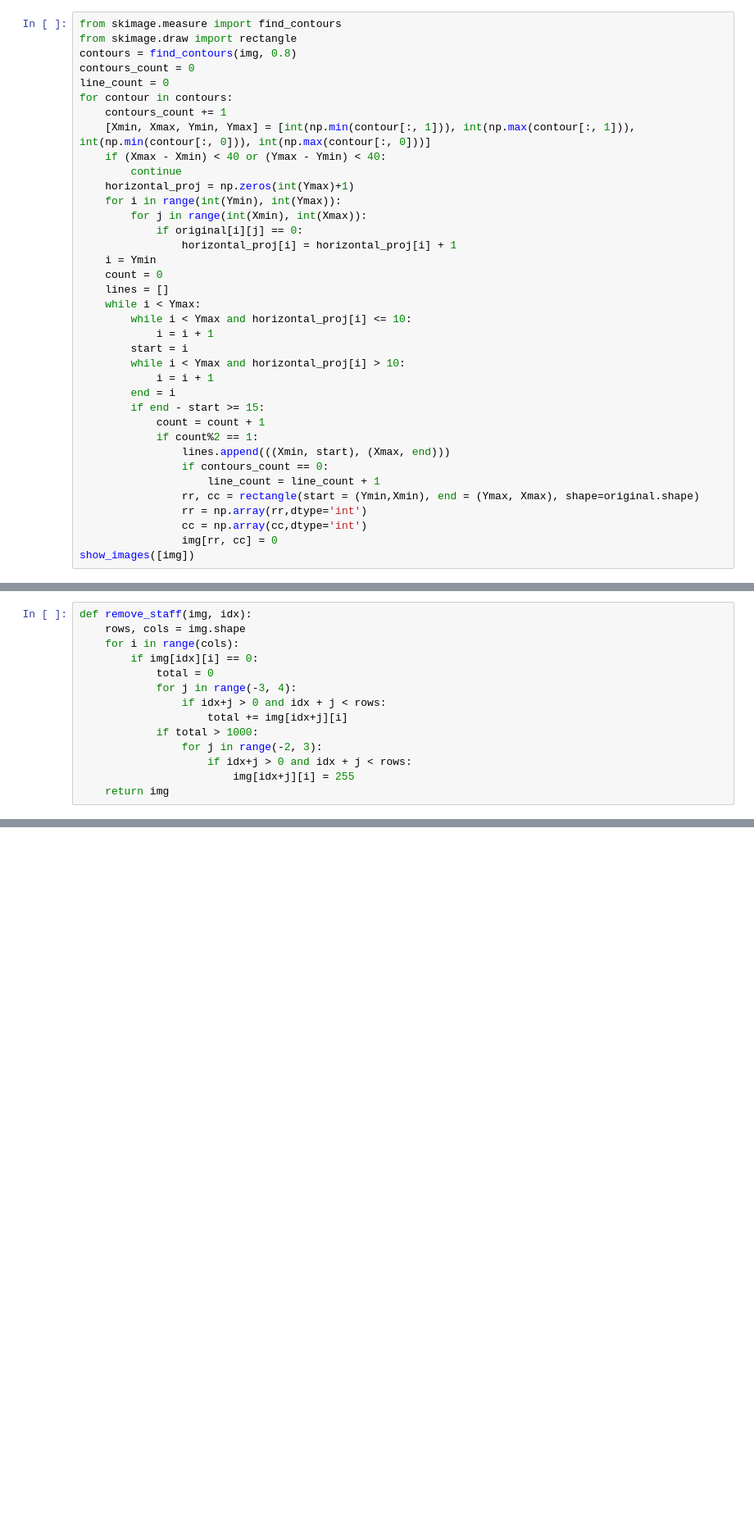
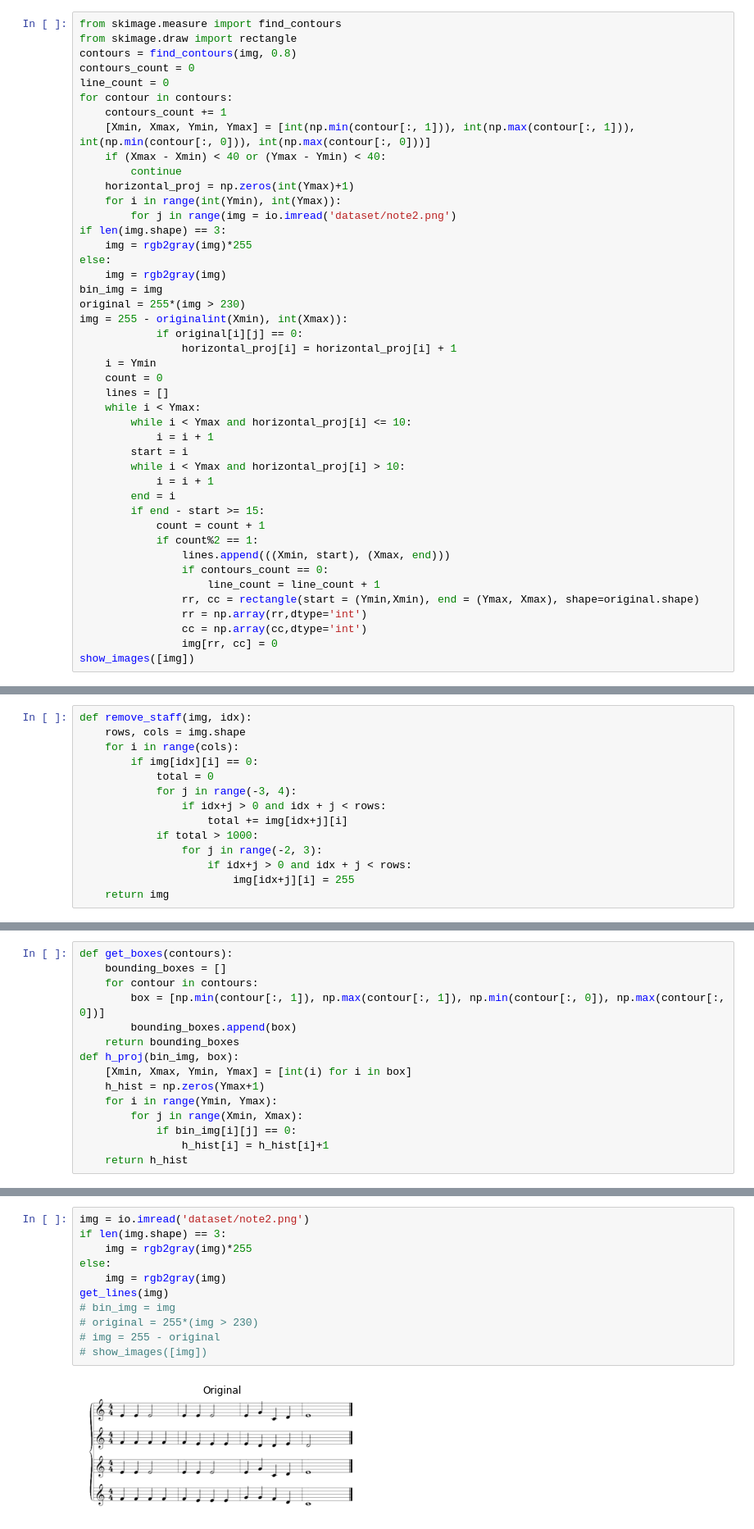
Before and after one commit to aashrafh/Mozart, a Jupyter notebook: omr.ipynb, the cells around one changed output, grey strips where cells are left out. Shown at 82% size. Drawn from its saved outputs; the diff is of its cells as text; blank space fills up the shorter version.

```diff
--- a/omr.ipynb
+++ b/omr.ipynb
@@ -136,7 +128,14 @@ for contour in contours:
         continue
     horizontal_proj = np.zeros(int(Ymax)+1)
     for i in range(int(Ymin), int(Ymax)):
-        for j in range(int(Xmin), int(Xmax)):
+        for j in range(img = io.imread('dataset/note2.png')
+if len(img.shape) == 3:
+    img = rgb2gray(img)*255
+else:
+    img = rgb2gray(img)
+bin_img = img
+original = 255*(img > 230)
+img = 255 - originalint(Xmin), int(Xmax)):
             if original[i][j] == 0:
                 horizontal_proj[i] = horizontal_proj[i] + 1
     i = Ymin
@@ -281,0 +254,15 @@ show_images([t_bin])
+# %%
+def get_boxes(contours):
+    bounding_boxes = []
+    for contour in contours:
+        box = [np.min(contour[:, 1]), np.max(contour[:, 1]), np.min(contour[:, 0]), np.max(contour[:, 0])]
+        bounding_boxes.append(box)
+    return bounding_boxes
+def h_proj(bin_img, box):
+    [Xmin, Xmax, Ymin, Ymax] = [int(i) for i in box]
+    h_hist = np.zeros(Ymax+1)
+    for i in range(Ymin, Ymax):
+        for j in range(Xmin, Xmax):
+            if bin_img[i][j] == 0:
+                h_hist[i] = h_hist[i]+1
+    return h_hist
@@ -281,0 +328,13 @@ show_images([t_bin])
+# %%
+img = io.imread('dataset/note2.png')
+if len(img.shape) == 3:
+    img = rgb2gray(img)*255
+else:
+    img = rgb2gray(img)
+get_lines(img)
+# bin_img = img
+# original = 255*(img > 230)
+# img = 255 - original
+# show_images([img])
+# %% [output]
+[figure, added]
```
Also changed, not shown: parts of 13 cells of this notebook, 9 other files.
